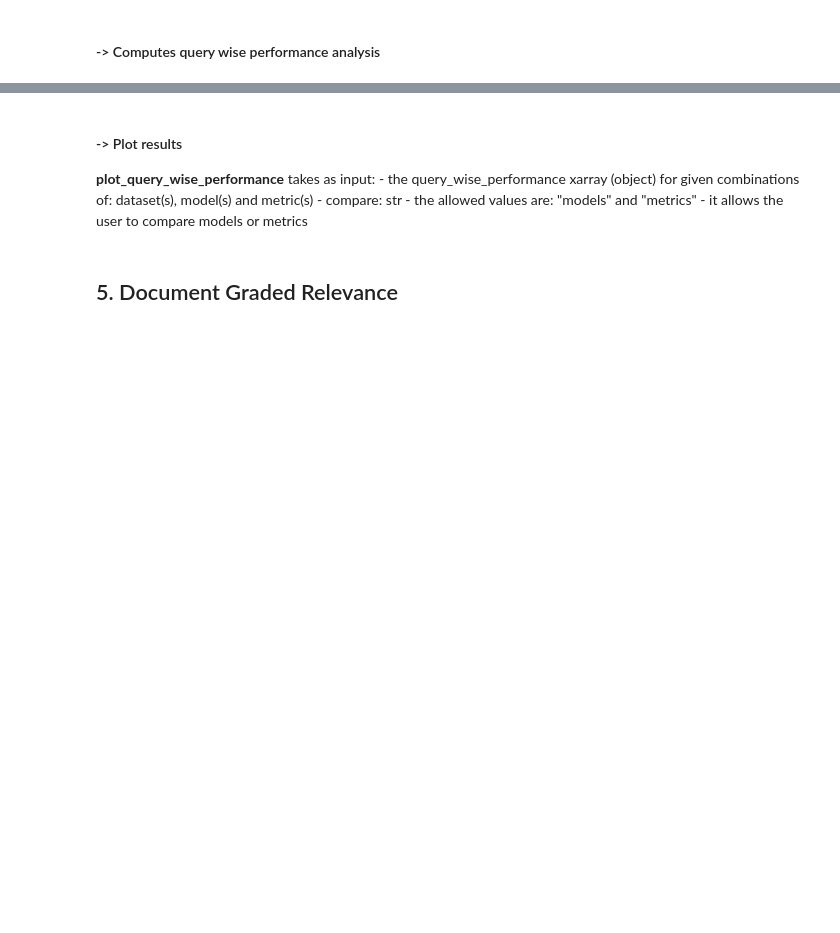
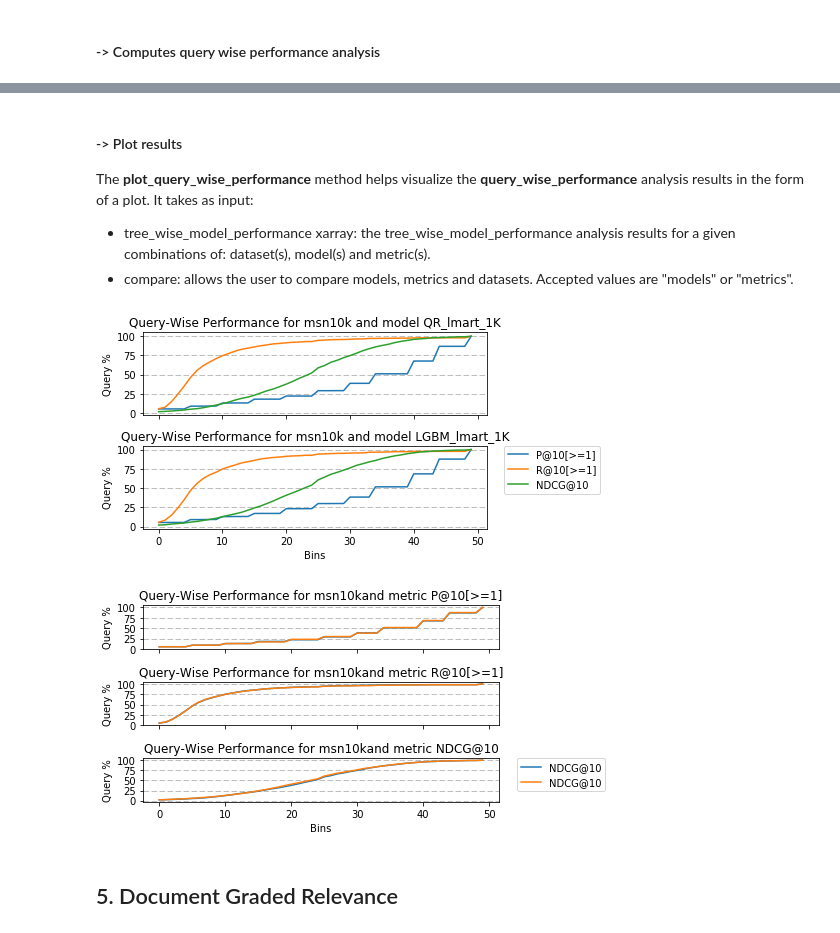
Before and after one commit to hpclab/rankeval, a Jupyter notebook: notebooks/RankEval - Effectiveness Analysis.ipynb, the cells around one changed output, grey strips where cells are left out. Cells and saved outputs as stored; diff of their text form; code cells hidden in the pictures; blank space fills up the shorter version.

Commit message:
added query wise vis

```diff
--- a/notebooks/RankEval - Effectiveness Analysis.ipynb
+++ b/notebooks/RankEval - Effectiveness Analysis.ipynb
@@ -239,7 +230,7 @@ len(listi)
 from rankeval.analysis.effectiveness import query_wise_performance
 
 msn_query_wise_perf = query_wise_performance(datasets=[msn_test],
-                            models=[msn_mart_50, msn_lmart_100],
+                            models=[msn_qr_lmart_1Ktrees, msn_lgbm_lmart_1Ktrees],
                             metrics=[precision_10, recall_10, ndcg_10],
                             bins=50)
-print msn_query_wise_perf
+msn_query_wise_perf
@@ -246,16 +251,17 @@ print msn_query_wise_perf
 # %% [markdown]
 #### -> Plot results
 
-**plot_query_wise_performance** takes as input:
-    - the query_wise_performance xarray (object) for given combinations of: dataset(s), model(s) and metric(s)
-    - compare: str
-        - the allowed values are: "models" and "metrics"
-        - it allows the user to compare models or metrics
+The **plot_query_wise_performance** method helps visualize the **query_wise_performance** analysis results in the form of a plot. It takes as input:
+ - tree_wise_model_performance xarray: the tree_wise_model_performance analysis results for a given combinations of: dataset(s), model(s) and metric(s).
+ - compare: allows the user to compare models, metrics and datasets. Accepted values are "models" or "metrics".
 # %%
 from rankeval.visualization.effectiveness import plot_query_wise_performance
 
-plot_query_wise_performance(msn_query_wise_perf, compare="models")
-plot_query_wise_performance(msn_query_wise_perf, compare="metrics")
+fig1_list = plot_query_wise_performance(msn_query_wise_perf, compare="models")
+fig2_list = plot_query_wise_performance(msn_query_wise_perf, compare="metrics")
+# %% [output]
+[figure, added]
+[figure, added]
 # %% [markdown]
 ## 5. Document Graded Relevance
 # %% [markdown]
```
Also changed, not shown: parts of 9 cells of this notebook, 4 other files.
